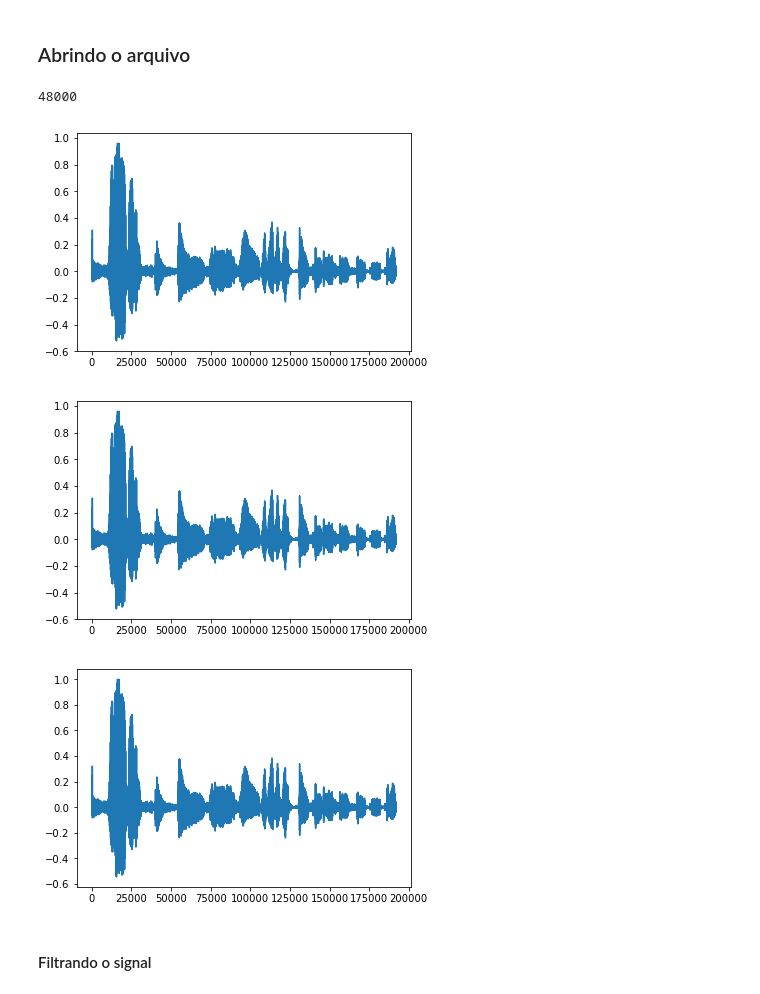
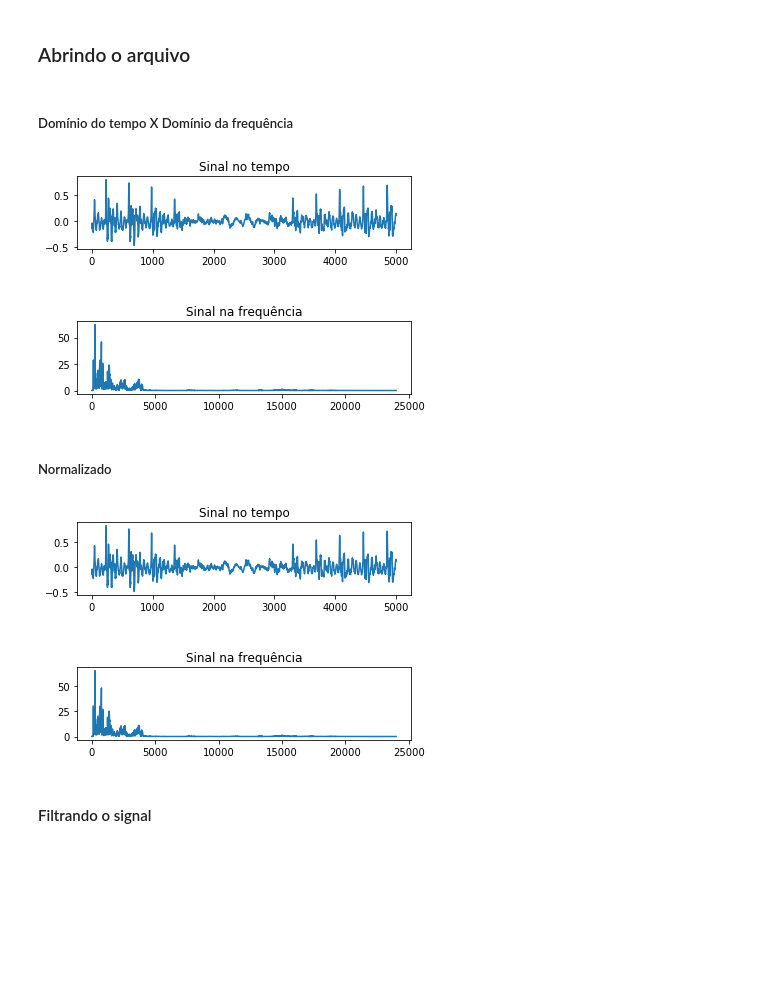
Before and after one commit to wesleygas/urban-piriquito, a Jupyter notebook: Projeto3-envia.ipynb, the cells around one changed output. Drawn from its saved outputs; the diff is of its cells as text; code cells hidden in the pictures; blank space fills up the shorter version.

```diff
--- a/Projeto3-envia.ipynb
+++ b/Projeto3-envia.ipynb
@@ -16,32 +16,39 @@ sig = signalMeu()
 fs = 48000
 sd.default.samplerate = fs
 sd.default.channels = 1
+# %%
+def plotaTF(data):
+    freq, amplt = sig.calcFFT(data[20000:25000],fs)
+
+    fig = plt.figure()
+    fig.subplots_adjust(hspace=1,wspace=1)
+
+    ax = fig.add_subplot(2,1,1)
+    plt.title("Sinal no tempo")
+    plt.plot(data[20000:25000])
+
+    plt.subplot(2,1,2)
+    plt.title("Sinal na frequência")
+    plt.plot(freq,amplt)
 # %% [markdown]
 ### Abrindo o arquivo
 # %%
 data, fs = sf.read('smnsh.wav')
-# %%
-fs
-# %% [output]
-48000
-# %%
-plt.plot(data)
-plt.show()
-# %% [output]
-[figure, removed]
+# %% [markdown]
+##### Domínio do tempo X Domínio da frequência
 # %%
+plotaTF(data)
 sd.play(data)
 sd.wait()
-plt.plot(data)
-plt.show()
 # %% [output]
-[figure, old version]
+[figure, new version]
+# %% [markdown]
+##### Normalizado
 # %%
 normdata = data/max(data)
-plt.plot(normdata)
-plt.show()
+plotaTF(normdata)
 # %% [output]
-[figure, old version]
+[figure, new version]
 # %% [markdown]
 #### Filtrando o signal
 # %%
```
Also changed, not shown: parts of 2 cells of this notebook, 1 other file.
